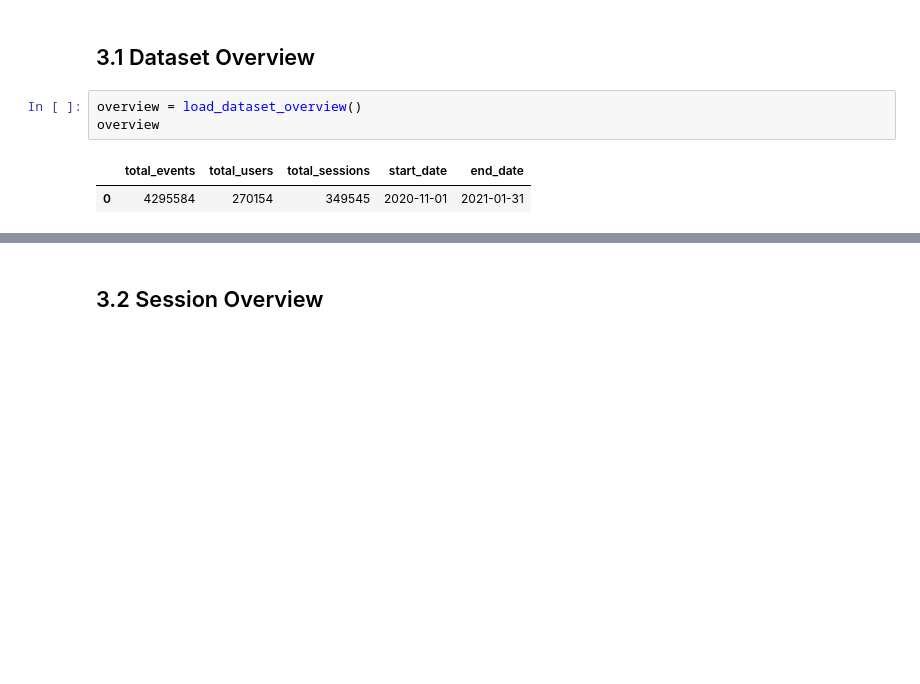
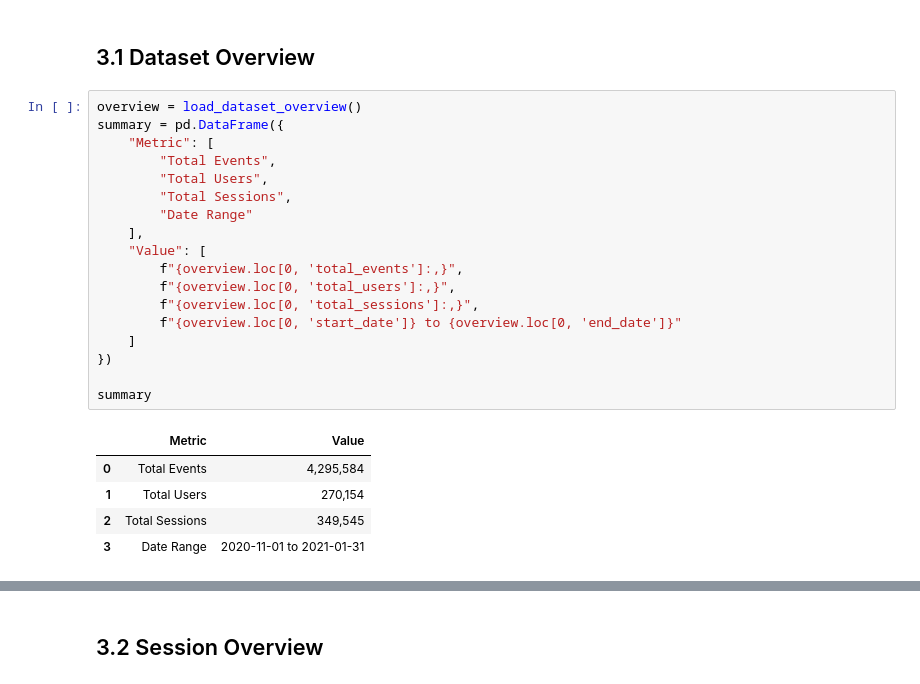
Before and after one commit to mosijituo049/ga4_product_analytics, a Jupyter notebook: notebooks/01_data_understanding.ipynb, the cells around one changed output, grey strips where cells are left out. Saved outputs shown, nothing was run; the diff lists cells and outputs as text; blank space fills up the shorter version.

```diff
--- a/notebooks/01_data_understanding.ipynb
+++ b/notebooks/01_data_understanding.ipynb
@@ -59,8 +64,26 @@ This section summarizes the size and coverage of the dataset.
 ## 3.1 Dataset Overview
 # %%
 overview = load_dataset_overview()
-overview
+summary = pd.DataFrame({
+    "Metric": [
+        "Total Events",
+        "Total Users",
+        "Total Sessions",
+        "Date Range"
+    ],
+    "Value": [
+        f"{overview.loc[0, 'total_events']:,}",
+        f"{overview.loc[0, 'total_users']:,}",
+        f"{overview.loc[0, 'total_sessions']:,}",
+        f"{overview.loc[0, 'start_date']} to {overview.loc[0, 'end_date']}"
+    ]
+})
+
+summary
 # %% [output]
-|  | total_events | total_users | total_sessions | start_date | end_date |
-| 0 | 4295584 | 270154 | 349545 | 2020-11-01 | 2021-01-31 |
+|  | Metric | Value |
+| 0 | Total Events | 4,295,584 |
+| 1 | Total Users | 270,154 |
+| 2 | Total Sessions | 349,545 |
+| 3 | Date Range | 2020-11-01 to 2021-01-31 |
 # %% [markdown]
```
Also changed, not shown: parts of 34 cells of this notebook, 22 other files.
